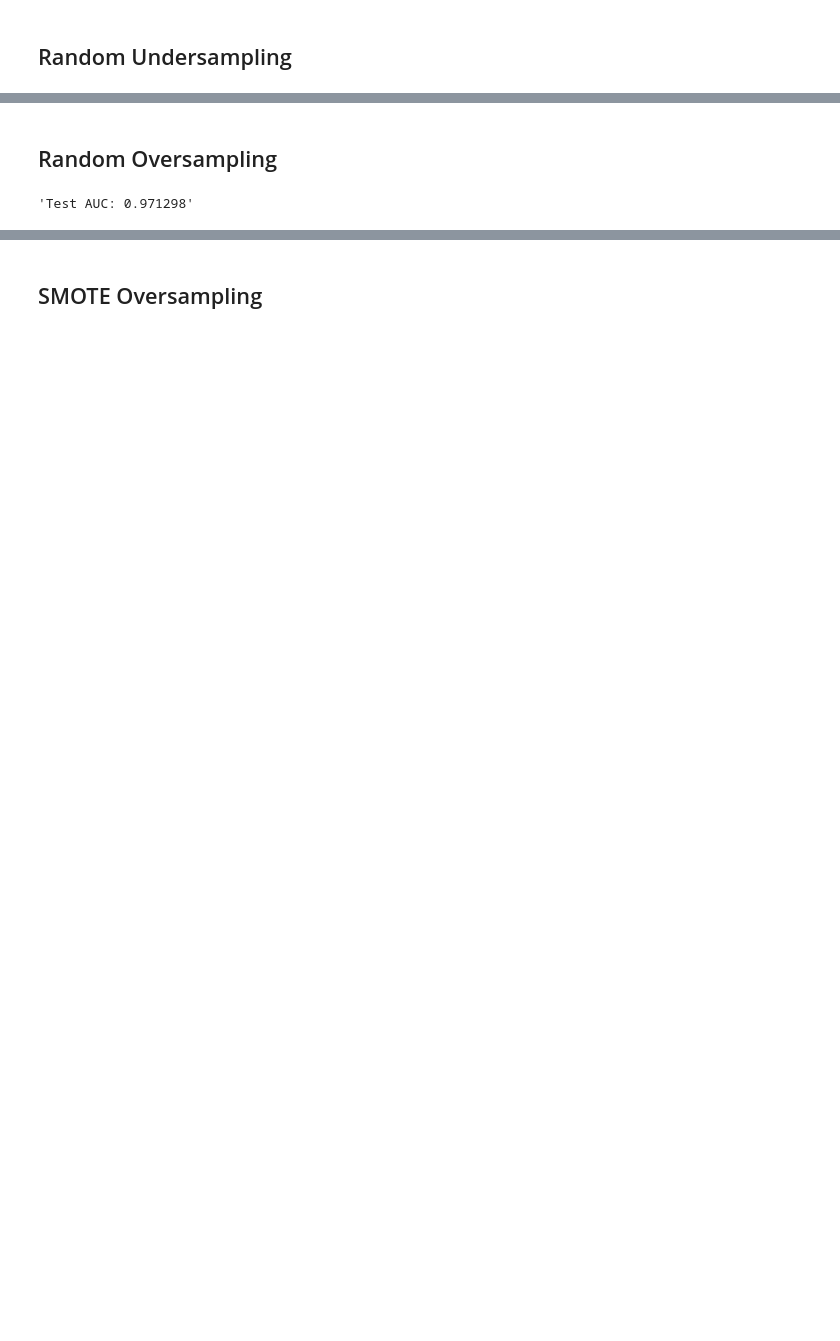
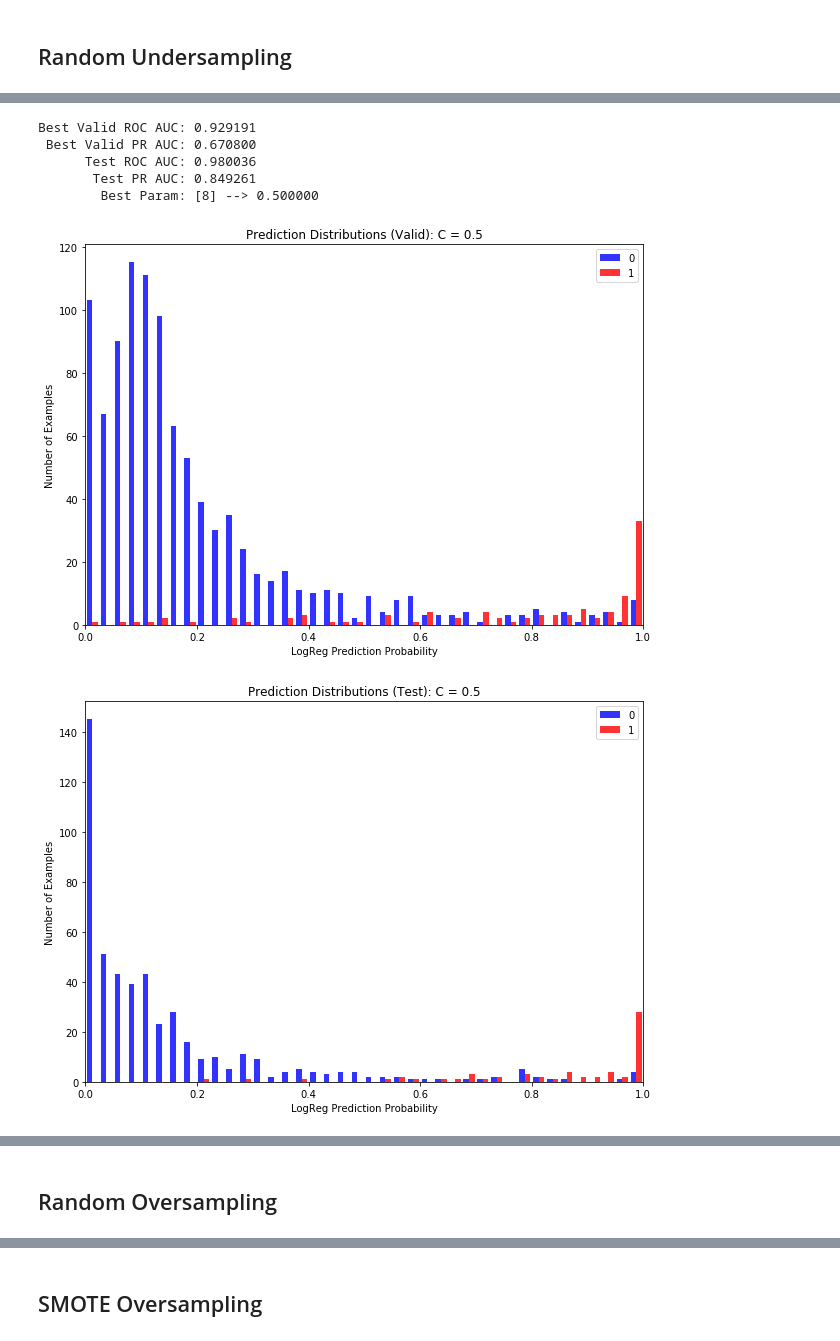
Before and after one commit to chrismbryant/imbalanced-data-classification, a Jupyter notebook: notebooks/imbalanced_data_methods.ipynb, the cells around one changed output, grey strips where cells are left out. Drawn from its saved outputs; the diff is of its cells as text; code cells hidden in the pictures; blank space fills up the shorter version.

```diff
--- a/notebooks/imbalanced_data_methods.ipynb
+++ b/notebooks/imbalanced_data_methods.ipynb
@@ -379,0 +435,28 @@ plot_roc(result_under["roc_test"], title = "ROC Curve Test")
+# %%
+rus = RandomUnderSampler(random_state = 124)
+X_under_train, y_under_train = rus.fit_sample(XX["train"], yy["train"])
+
+XX_under = {
+    "train": X_under_train,
+    "valid": XX["valid"],
+    "test": XX["test"]
+}
+
+yy_under = {
+    "train": y_under_train,
+    "valid": yy["valid"],
+    "test": yy["test"]
+}
+
+result_under, C_best_under = tune_log_reg(XX_under, yy_under, c_params)
+# %% [output]
+Best Valid ROC AUC: 0.929191
+ Best Valid PR AUC: 0.670800
+      Test ROC AUC: 0.980036
+       Test PR AUC: 0.849261
+        Best Param: [8] --> 0.500000
+# %%
+plot_result(result_under, yy_under, C_best_under)
+# %% [output]
+[figure, added]
+[figure, added]
@@ -380,19 +467,2 @@ plot_roc(result_under["roc_test"], title = "ROC Curve Test")
 # %% [markdown]
 ## Random Oversampling
-# %%
-ros = RandomOverSampler(random_state = 124)
-X_over_train, y_over_train = ros.fit_sample(X_train, y_train)
-
-data_over = {
-    "X_train": X_over_train,
-    "X_valid": X_valid,
-    "X_test": X_test,
-    "y_train": y_over_train,
-    "y_valid": y_valid,
-    "y_test": y_test
-}
-
-result_over = tune_log_reg(data_over, c_params)
-"Test AUC: %f" % result_over["auc_test"]
-# %% [output]
-'Test AUC: 0.971298'
```
Also changed, not shown: parts of 27 cells of this notebook.
